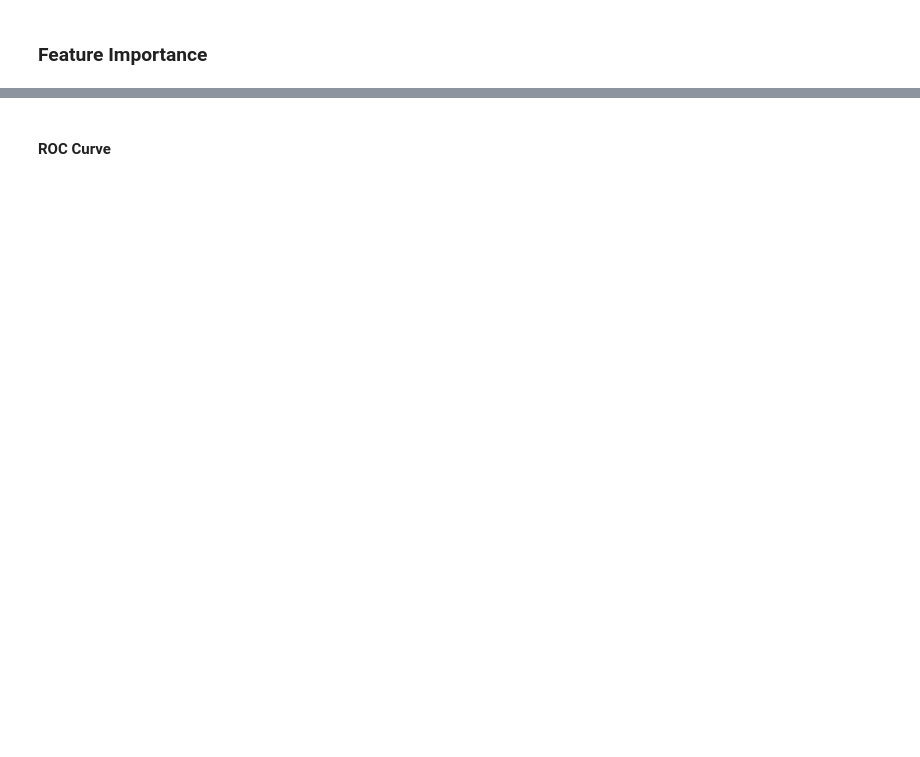
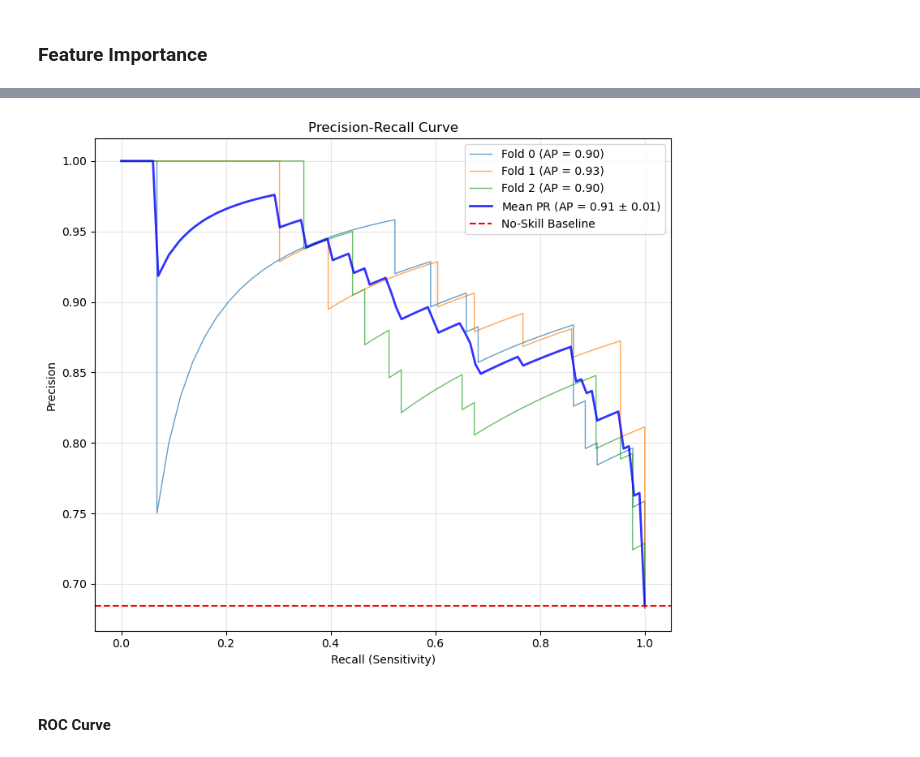
Before and after one commit to acbriza/dpn2026, a Jupyter notebook: module/explainability.ipynb, the cells around one changed output, grey strips where cells are left out. Drawn from its saved outputs; the diff is of its cells as text; code cells hidden in the pictures; blank space fills up the shorter version.

```diff
--- a/module/explainability.ipynb
+++ b/module/explainability.ipynb
@@ -39,7 +42,7 @@ from utils2 import explainability as exp
 ## Read Config File
 # %%
 config_path = Path(r'experiments')
-config_filename =  "bin_exp_final.yml"
+config_filename =  "bin_exp_final_auprc_f2.yml"
 config_dict = ymlconfig.load_config(config_path / config_filename)
 config = ymlconfig.dict_to_namespace(config_dict)
 config_dict
@@ -193,3 +188,16 @@ for s in range(len(split_results)):
+# %%
+y_test_list = []
+y_proba_list = []
+for s in range(len(split_results)):
+    model = split_results[s]['model']
+    X_test = split_results[s]['X_test']
+    y_test = split_results[s]['y_test']
+    y_proba = model.predict_proba(X_test)[:,1]# y_test: true labels
+    y_test_list.append(y_test)
+    y_proba_list.append(y_proba)
+exp.plot_cv_auprc(y_test_list, y_proba_list, config, savedir=outputdir)
+# %% [output]
+[figure, added]
 # %% [markdown]
 #### ROC Curve
 # %%
```
Also changed, not shown: parts of 29 cells of this notebook, 1 other file.
